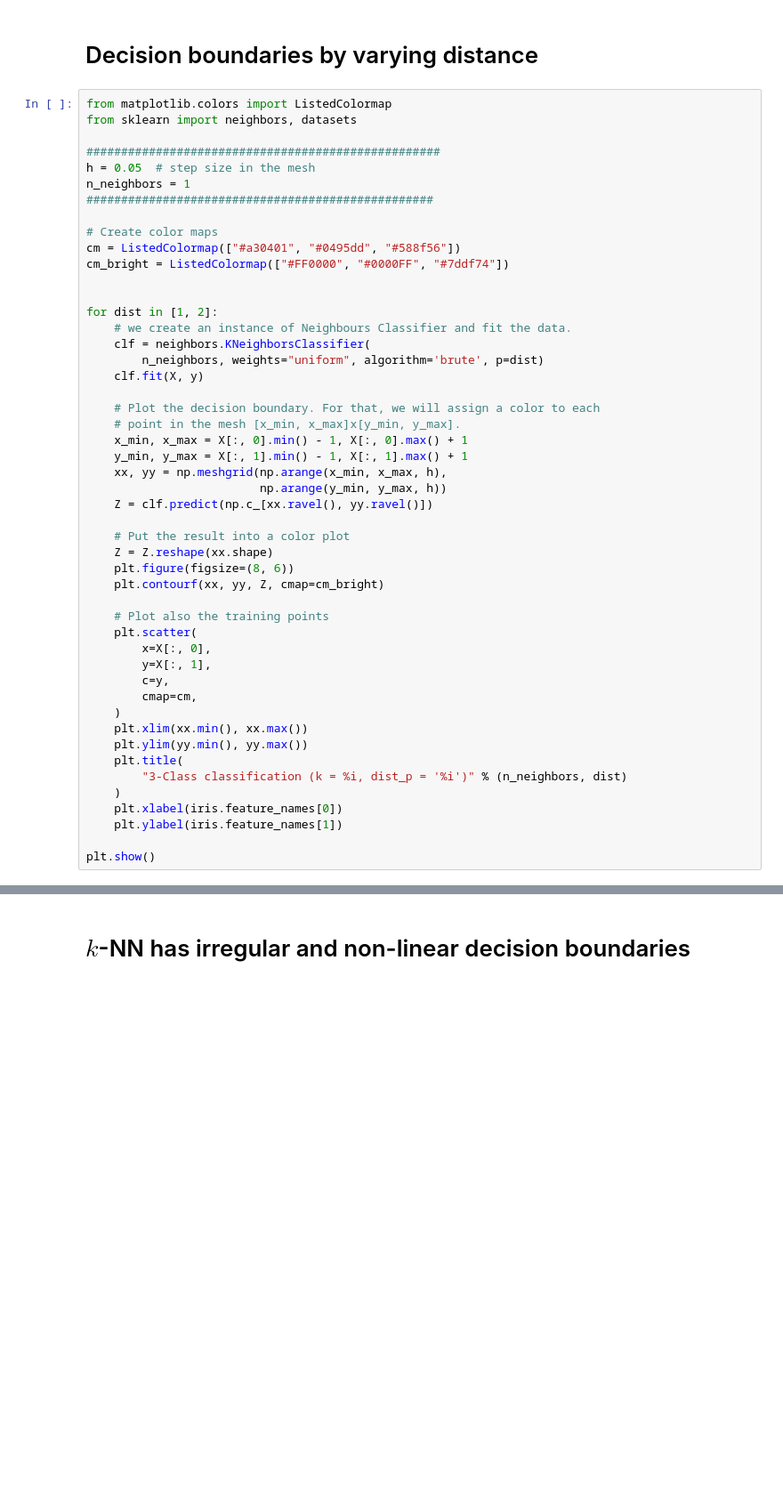
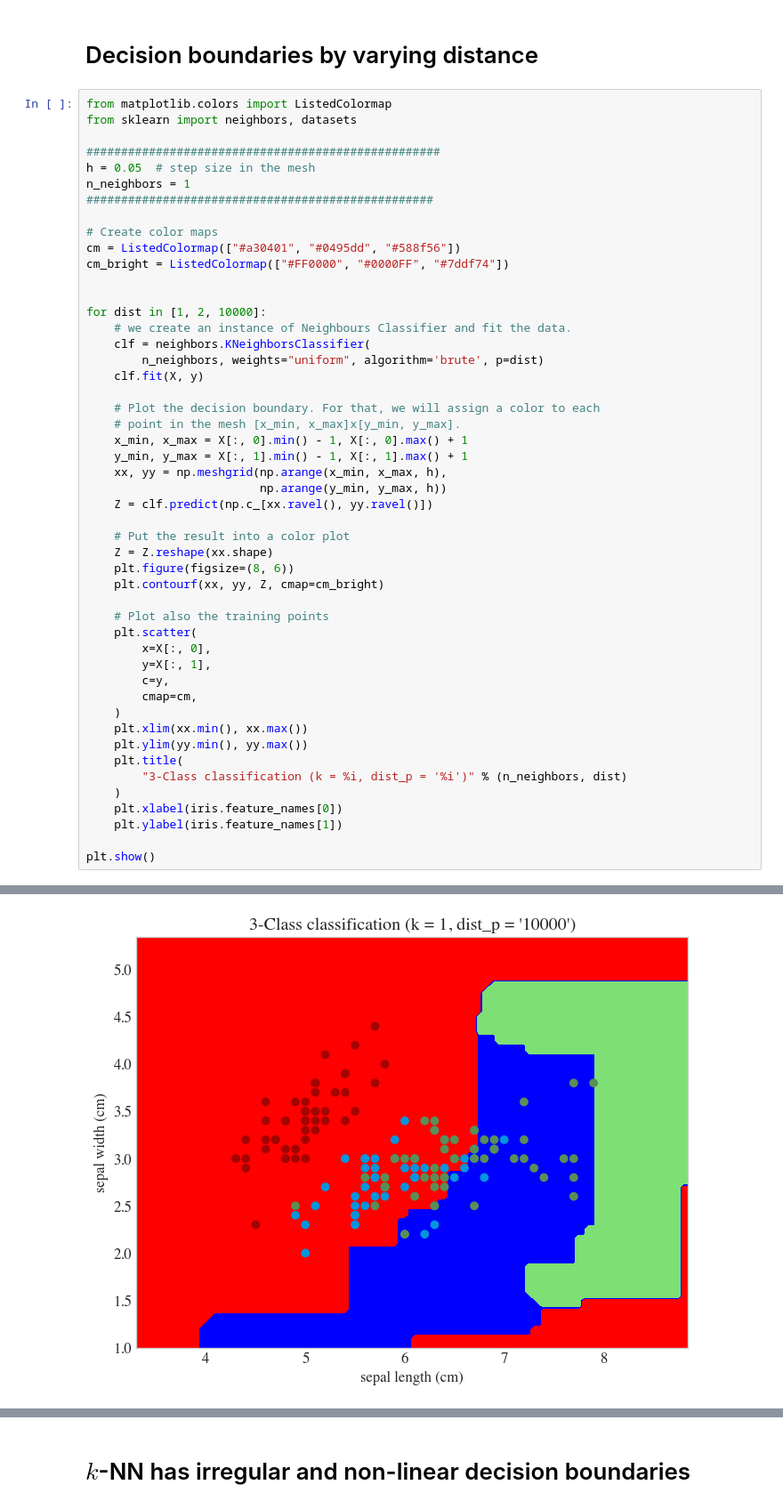
Before and after one commit to iacopomasi/AI-ML-Unit-2, a Jupyter notebook: AA2223/course/08_supervised_learning_knn/08_supervised_learning_knn.ipynb, the cells around one changed output, grey strips where cells are left out. Shown at 89% size. Cells and saved outputs as stored; diff of their text form; blank space fills up the shorter version.

```diff
--- a/AA2223/course/08_supervised_learning_knn/08_supervised_learning_knn.ipynb
+++ b/AA2223/course/08_supervised_learning_knn/08_supervised_learning_knn.ipynb
@@ -739,7 +739,7 @@ cm = ListedColormap(["#a30401", "#0495dd", "#588f56"])
 cm_bright = ListedColormap(["#FF0000", "#0000FF", "#7ddf74"])
 
 
-for dist in [1, 2]:
+for dist in [1, 2, 10000]:
     # we create an instance of Neighbours Classifier and fit the data.
     clf = neighbors.KNeighborsClassifier(
         n_neighbors, weights="uniform", algorithm='brute', p=dist)
@@ -750,33 +750,34 @@ for dist in [1, 2]:
     x_min, x_max = X[:, 0].min() - 1, X[:, 0].max() + 1
     y_min, y_max = X[:, 1].min() - 1, X[:, 1].max() + 1
     xx, yy = np.meshgrid(np.arange(x_min, x_max, h),
                          np.arange(y_min, y_max, h))
     Z = clf.predict(np.c_[xx.ravel(), yy.ravel()])
 
     # Put the result into a color plot
     Z = Z.reshape(xx.shape)
     plt.figure(figsize=(8, 6))
     plt.contourf(xx, yy, Z, cmap=cm_bright)
 
     # Plot also the training points
     plt.scatter(
         x=X[:, 0],
         y=X[:, 1],
         c=y,
         cmap=cm,
     )
     plt.xlim(xx.min(), xx.max())
     plt.ylim(yy.min(), yy.max())
     plt.title(
         "3-Class classification (k = %i, dist_p = '%i')" % (n_neighbors, dist)
     )
     plt.xlabel(iris.feature_names[0])
     plt.ylabel(iris.feature_names[1])
 
 plt.show()
 # %% [output]
 [figure]
 [figure]
+[figure, added]
 # %%
 from matplotlib.colors import ListedColormap
 from sklearn import neighbors, datasets
```
Also changed, not shown: parts of 3 cells of this notebook.
